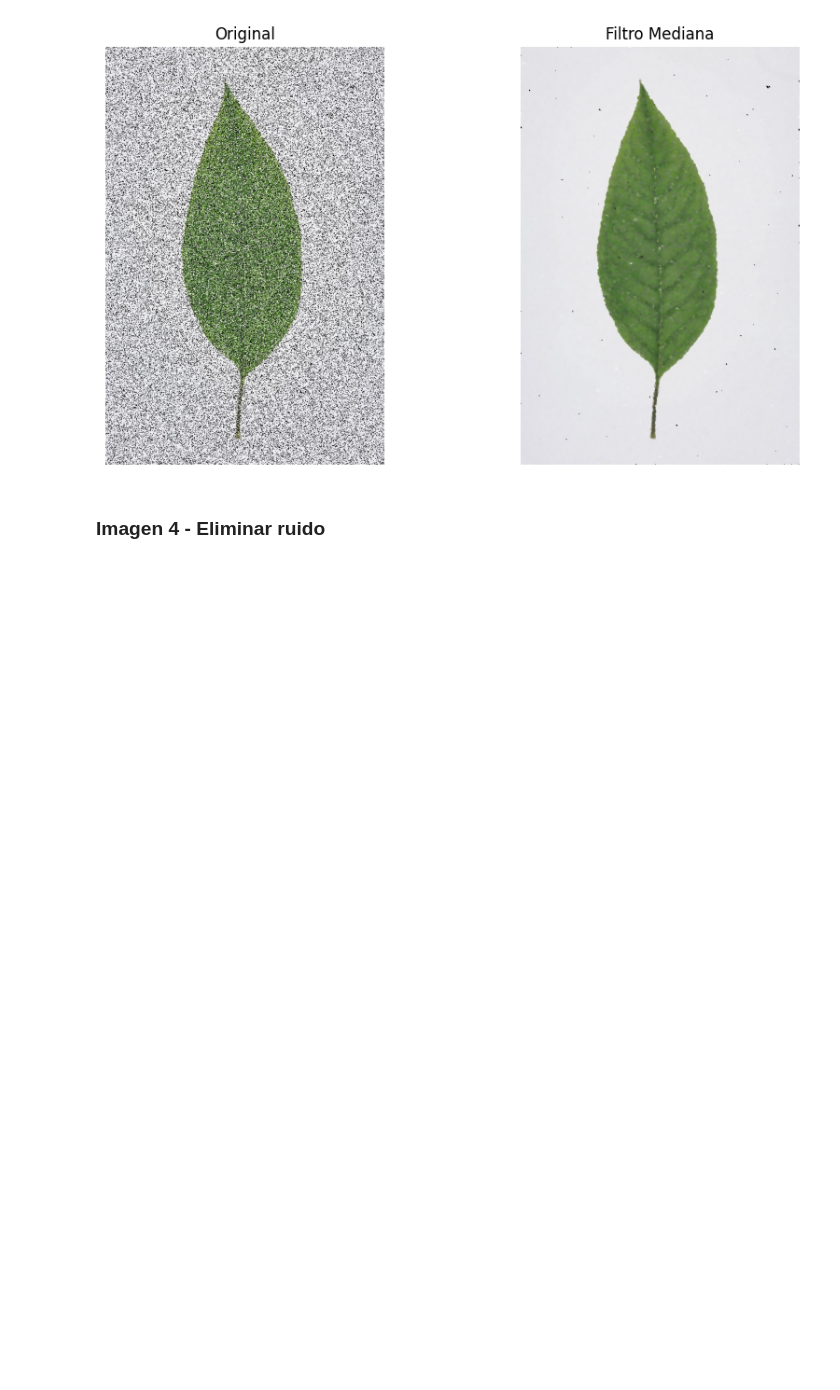
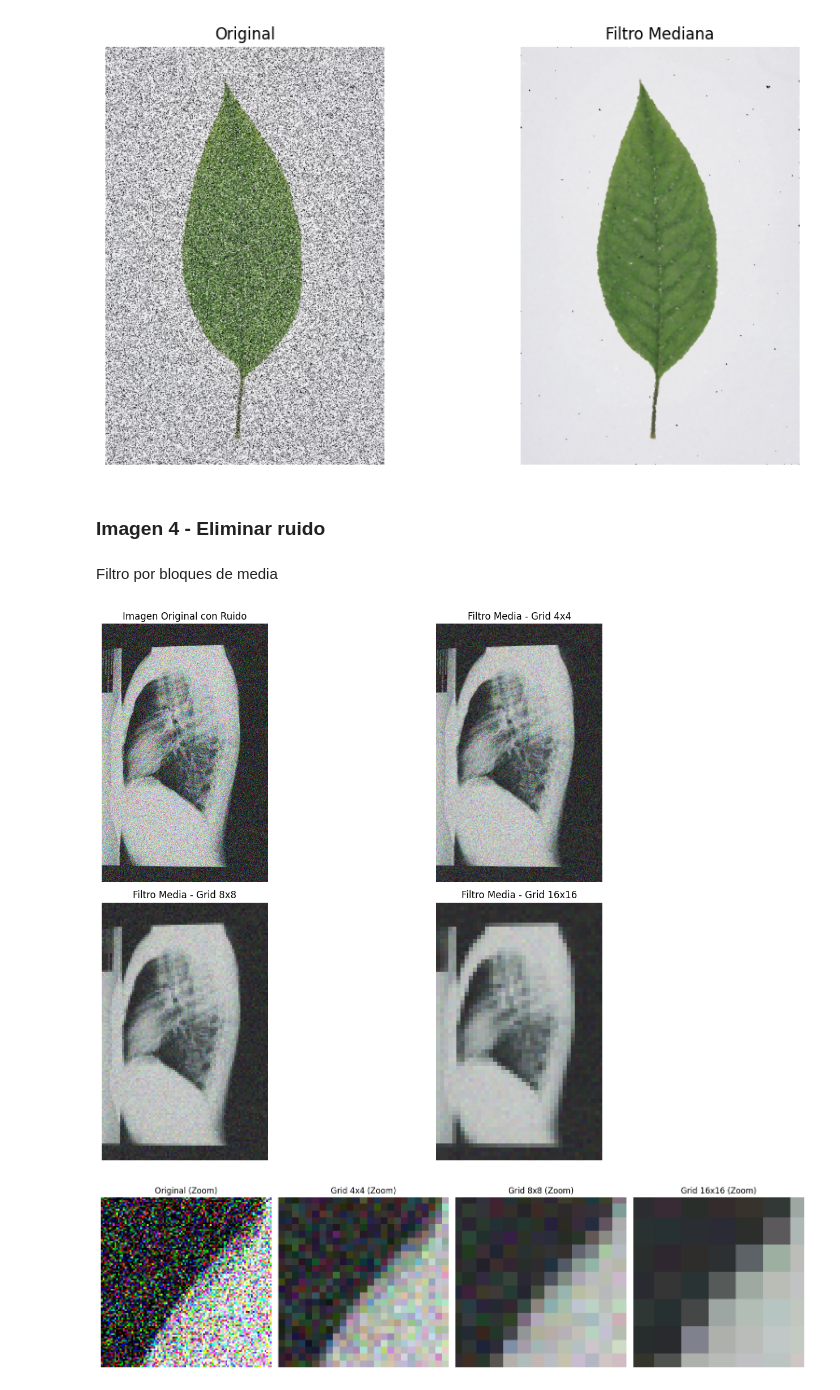
Before and after one commit to alvvos/Computer-Vision, a Jupyter notebook: P1/main.ipynb, the cells around one changed output. Saved outputs shown, nothing was run; the diff lists cells and outputs as text; code cells hidden in the pictures; blank space fills up the shorter version.

```diff
--- a/P1/main.ipynb
+++ b/P1/main.ipynb
@@ -101,3 +101,83 @@ plt.show()
 [figure]
 # %% [markdown]
 ### Imagen 4 - Eliminar ruido
+# %% [markdown]
+Filtro por bloques de media
+# %%
+import cv2
+import numpy as np
+import matplotlib.pyplot as plt
+
+def filtro_media_por_bloques(imagen, tamaño_grid=8):
+    h, w = imagen.shape[:2]
+    resultado = imagen.copy()
+
+    for y in range(0, h, tamaño_grid):
+        for x in range(0, w, tamaño_grid):
+            grid = imagen[y:y+tamaño_grid, x:x+tamaño_grid]
+            media = np.mean(grid, axis=(0,1))
+            resultado[y:y+tamaño_grid, x:x+tamaño_grid] = media
+
+    return resultado.astype(np.uint8)
+
+img_ruidosa = cv2.imread('images/4.png')
+img_rgb = cv2.cvtColor(img_ruidosa, cv2.COLOR_BGR2RGB)
+
+img_grid4 = filtro_media_por_bloques(img_rgb, tamaño_grid=4)
+img_grid8 = filtro_media_por_bloques(img_rgb, tamaño_grid=8)
+img_grid16 = filtro_media_por_bloques(img_rgb, tamaño_grid=16)
+
+plt.figure(figsize=(15, 10))
+
+plt.subplot(2, 2, 1)
+plt.imshow(img_rgb)
+plt.title('Imagen Original con Ruido')
+plt.axis('off')
+
+plt.subplot(2, 2, 2)
+plt.imshow(img_grid4)
+plt.title('Filtro Media - Grid 4x4')
+plt.axis('off')
+
+plt.subplot(2, 2, 3)
+plt.imshow(img_grid8)
+plt.title('Filtro Media - Grid 8x8')
+plt.axis('off')
+
+plt.subplot(2, 2, 4)
+plt.imshow(img_grid16)
+plt.title('Filtro Media - Grid 16x16')
+plt.axis('off')
+
+plt.tight_layout()
+plt.show()
+
+plt.figure(figsize=(15, 5))
+
+y1, y2, x1, x2 = 100, 200, 100, 200
+
+plt.subplot(1, 4, 1)
+plt.imshow(img_rgb[y1:y2, x1:x2])
+plt.title('Original (Zoom)')
+plt.axis('off')
+
+plt.subplot(1, 4, 2)
+plt.imshow(img_grid4[y1:y2, x1:x2])
+plt.title('Grid 4x4 (Zoom)')
+plt.axis('off')
+
+plt.subplot(1, 4, 3)
+plt.imshow(img_grid8[y1:y2, x1:x2])
+plt.title('Grid 8x8 (Zoom)')
+plt.axis('off')
+
+plt.subplot(1, 4, 4)
+plt.imshow(img_grid16[y1:y2, x1:x2])
+plt.title('Grid 16x16 (Zoom)')
+plt.axis('off')
+
+plt.tight_layout()
+plt.show()
+# %% [output]
+[figure, added]
+[figure, added]
```
Also changed, not shown: parts of 1 cell of this notebook.
